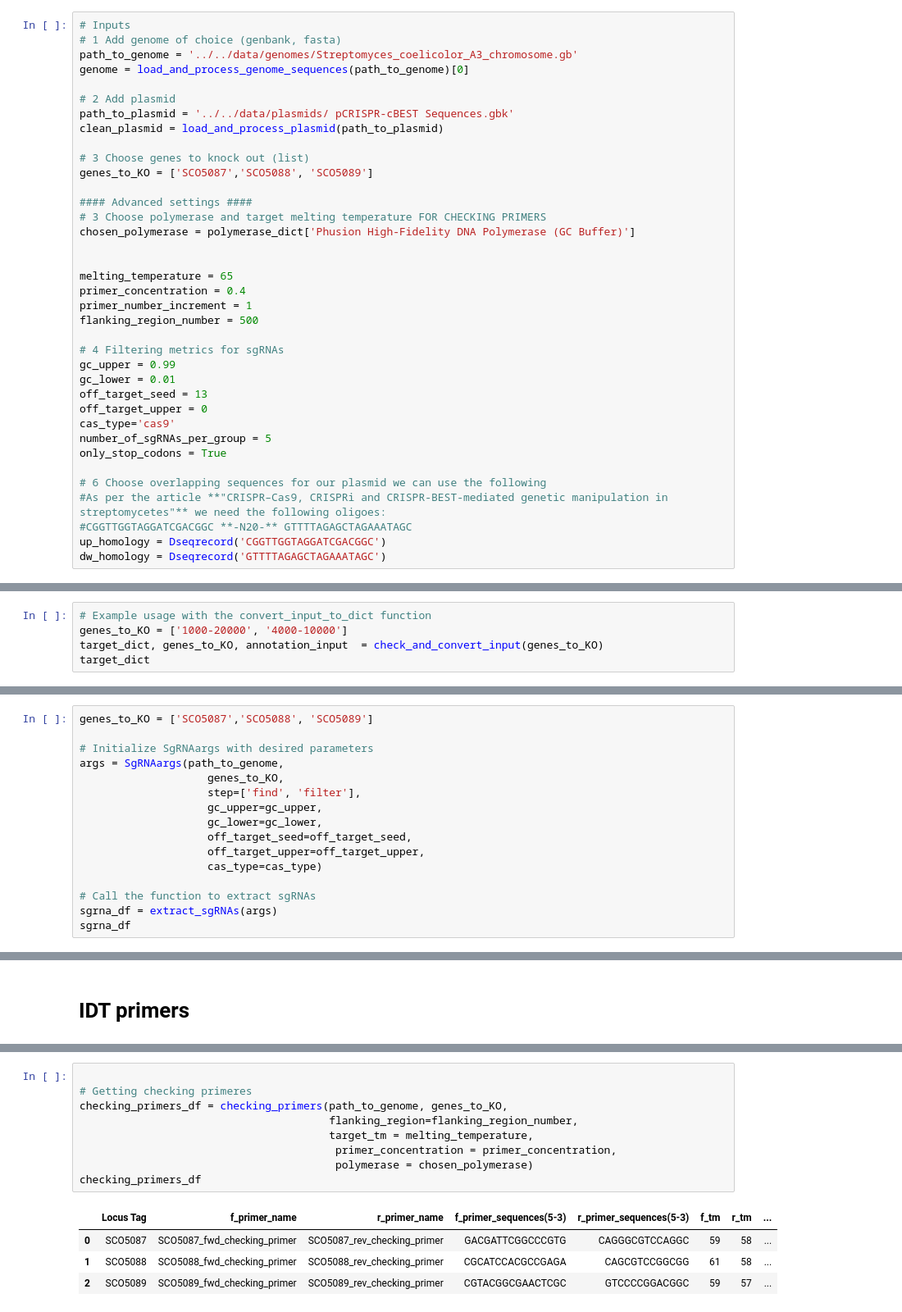
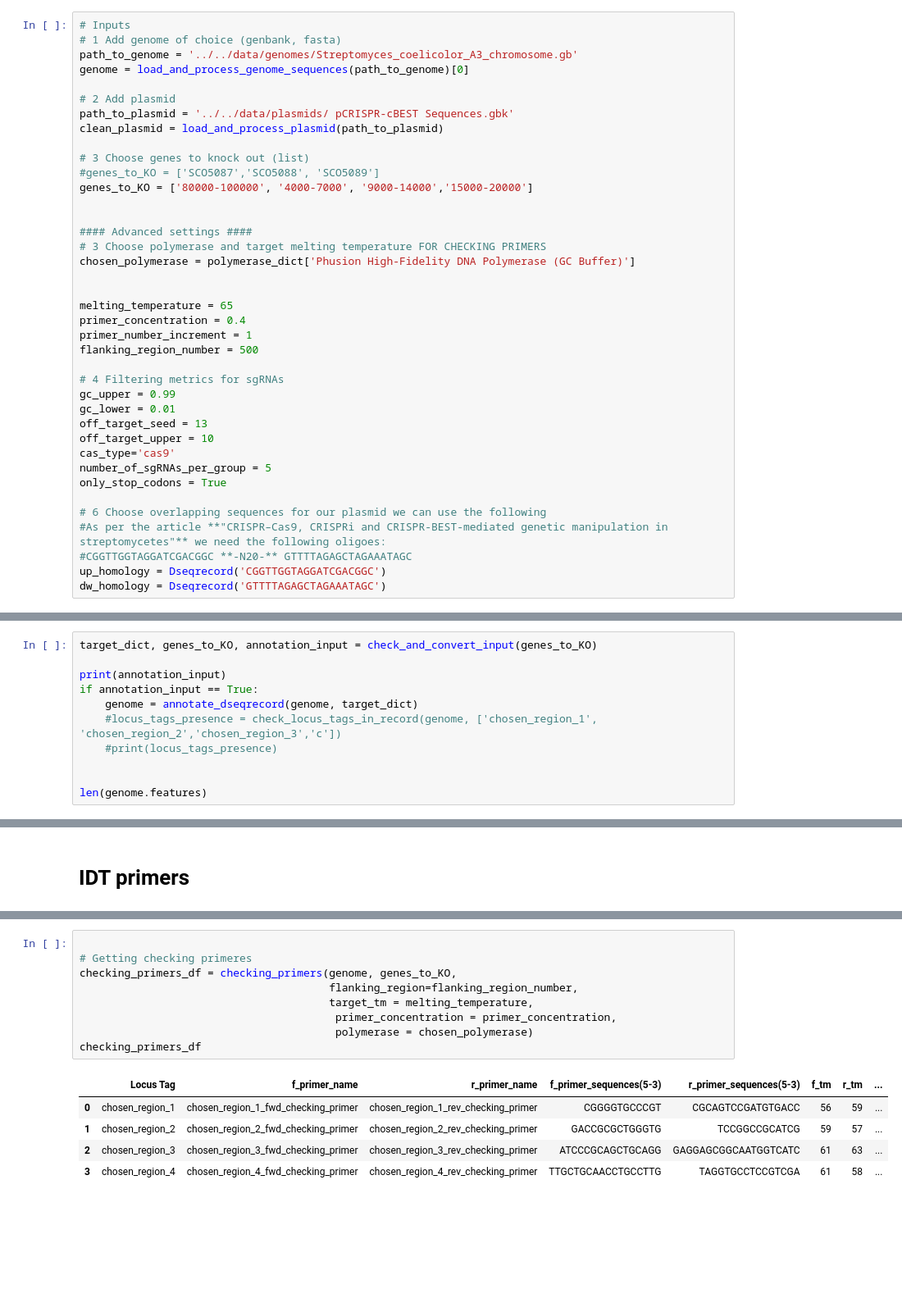
Before and after one commit to hiyama341/streptocad, a Jupyter notebook: notebooks/app_workflows/W2_CRISPR-BEST-single.ipynb, the cells around one changed output, grey strips where cells are left out. Shown at 82% size. Cells and saved outputs as stored; diff of their text form; blank space fills up the shorter version.

```diff
--- a/notebooks/app_workflows/W2_CRISPR-BEST-single.ipynb
+++ b/notebooks/app_workflows/W2_CRISPR-BEST-single.ipynb
@@ -41,7 +41,9 @@ path_to_plasmid = '../../data/plasmids/ pCRISPR-cBEST Sequences.gbk'
 clean_plasmid = load_and_process_plasmid(path_to_plasmid)
 
 # 3 Choose genes to knock out (list)
-genes_to_KO = ['SCO5087','SCO5088', 'SCO5089']
+#genes_to_KO = ['SCO5087','SCO5088', 'SCO5089']
+genes_to_KO = ['80000-100000', '4000-7000', '9000-14000','15000-20000']
+
 
 #### Advanced settings ####
 # 3 Choose polymerase and target melting temperature FOR CHECKING PRIMERS
@@ -57,7 +59,7 @@ flanking_region_number = 500
 gc_upper = 0.99
 gc_lower = 0.01
 off_target_seed = 13
-off_target_upper = 0
+off_target_upper = 10
 cas_type='cas9'
 number_of_sgRNAs_per_group = 5
 only_stop_codons = True
@@ -76,5 +73,0 @@ Dseqrecord(-8667507)
-# %%
-# Example usage with the convert_input_to_dict function
-genes_to_KO = ['1000-20000', '4000-10000']
-target_dict, genes_to_KO, annotation_input  = check_and_convert_input(genes_to_KO)
-target_dict
@@ -82,0 +78,11 @@ target_dict
+# %%
+target_dict, genes_to_KO, annotation_input = check_and_convert_input(genes_to_KO)
+
+print(annotation_input)
+if annotation_input == True:
+    genome = annotate_dseqrecord(genome, target_dict)
+    #locus_tags_presence = check_locus_tags_in_record(genome, ['chosen_region_1', 'chosen_region_2','chosen_region_3','c'])
+    #print(locus_tags_presence)
+
+
+len(genome.features)
@@ -152,16 +226,0 @@ Index: []
-# %%
-genes_to_KO = ['SCO5087','SCO5088', 'SCO5089']
-
-# Initialize SgRNAargs with desired parameters
-args = SgRNAargs(path_to_genome,
-                    genes_to_KO,
-                    step=['find', 'filter'],
-                    gc_upper=gc_upper,
-                    gc_lower=gc_lower,
-                    off_target_seed=off_target_seed,
-                    off_target_upper=off_target_upper,
-                    cas_type=cas_type)
-
-# Call the function to extract sgRNAs
-sgrna_df = extract_sgRNAs(args)
-sgrna_df
@@ -353,17 +410,18 @@ idt_df1
 # %%
 
 # Getting checking primeres
-checking_primers_df = checking_primers(path_to_genome, genes_to_KO,
+checking_primers_df = checking_primers(genome, genes_to_KO,
                                        flanking_region=flanking_region_number,
                                        target_tm = melting_temperature,
                                         primer_concentration = primer_concentration,
                                         polymerase = chosen_polymerase)
 checking_primers_df
 # %% [output]
 |  | Locus Tag | f_primer_name | r_primer_name | f_primer_sequences(5-3) | r_primer_sequences(5-3) | f_tm | r_tm | ... |
-| 0 | SCO5087 | SCO5087_fwd_checking_primer | SCO5087_rev_checking_primer | GACGATTCGGCCCGTG | CAGGGCGTCCAGGC | 59 | 58 | ... |
-| 1 | SCO5088 | SCO5088_fwd_checking_primer | SCO5088_rev_checking_primer | CGCATCCACGCCGAGA | CAGCGTCCGGCGG | 61 | 58 | ... |
-| 2 | SCO5089 | SCO5089_fwd_checking_primer | SCO5089_rev_checking_primer | CGTACGGCGAACTCGC | GTCCCCGGACGGC | 59 | 57 | ... |
+| 0 | chosen_region_1 | chosen_region_1_fwd_checking_primer | chosen_region_1_rev_checking_primer | CGGGGTGCCCGT | CGCAGTCCGATGTGACC | 56 | 59 | ... |
+| 1 | chosen_region_2 | chosen_region_2_fwd_checking_primer | chosen_region_2_rev_checking_primer | GACCGCGCTGGGTG | TCCGGCCGCATCG | 59 | 57 | ... |
+| 2 | chosen_region_3 | chosen_region_3_fwd_checking_primer | chosen_region_3_rev_checking_primer | ATCCCGCAGCTGCAGG | GAGGAGCGGCAATGGTCATC | 61 | 63 | ... |
+| 3 | chosen_region_4 | chosen_region_4_fwd_checking_primer | chosen_region_4_rev_checking_primer | TTGCTGCAACCTGCCTTG | TAGGTGCCTCCGTCGA | 61 | 58 | ... |
 # %%
 idt_df2 = create_idt_order_dataframe(checking_primers_df)
 idt_df2
```
Also changed, not shown: parts of 22 cells of this notebook, 2 other files.
